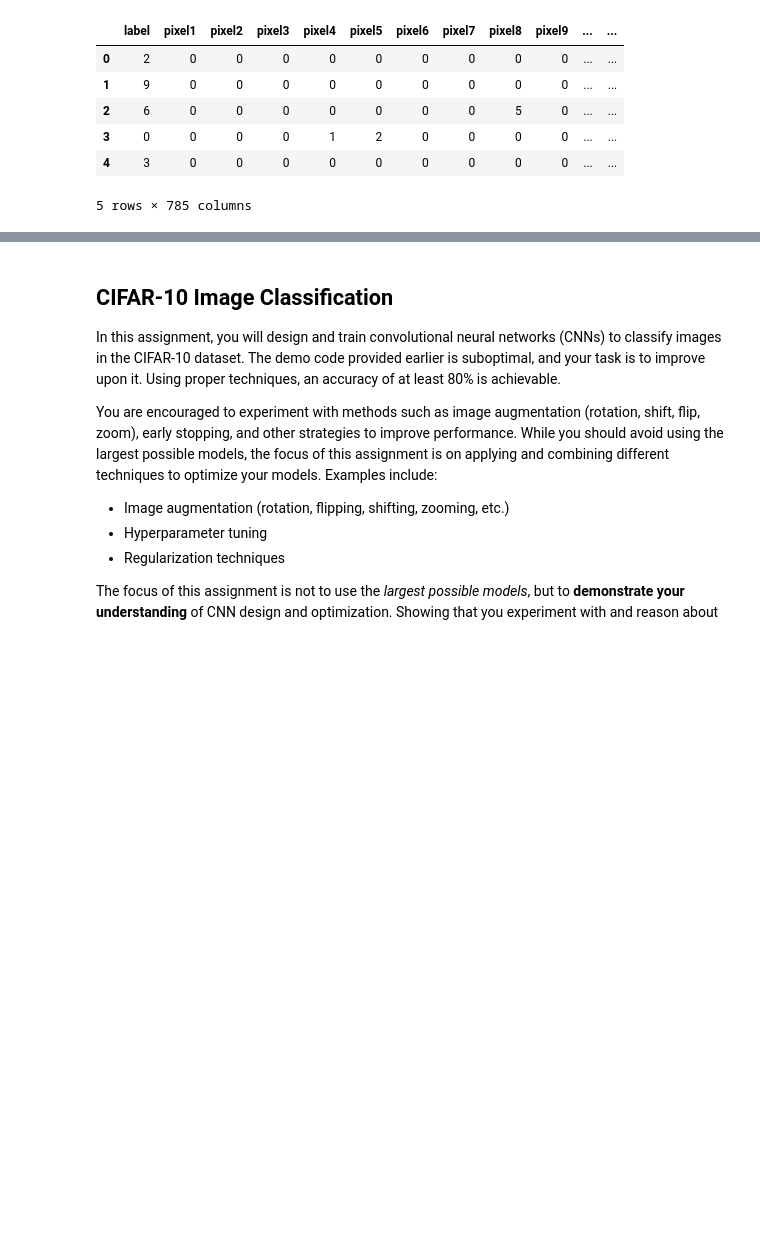
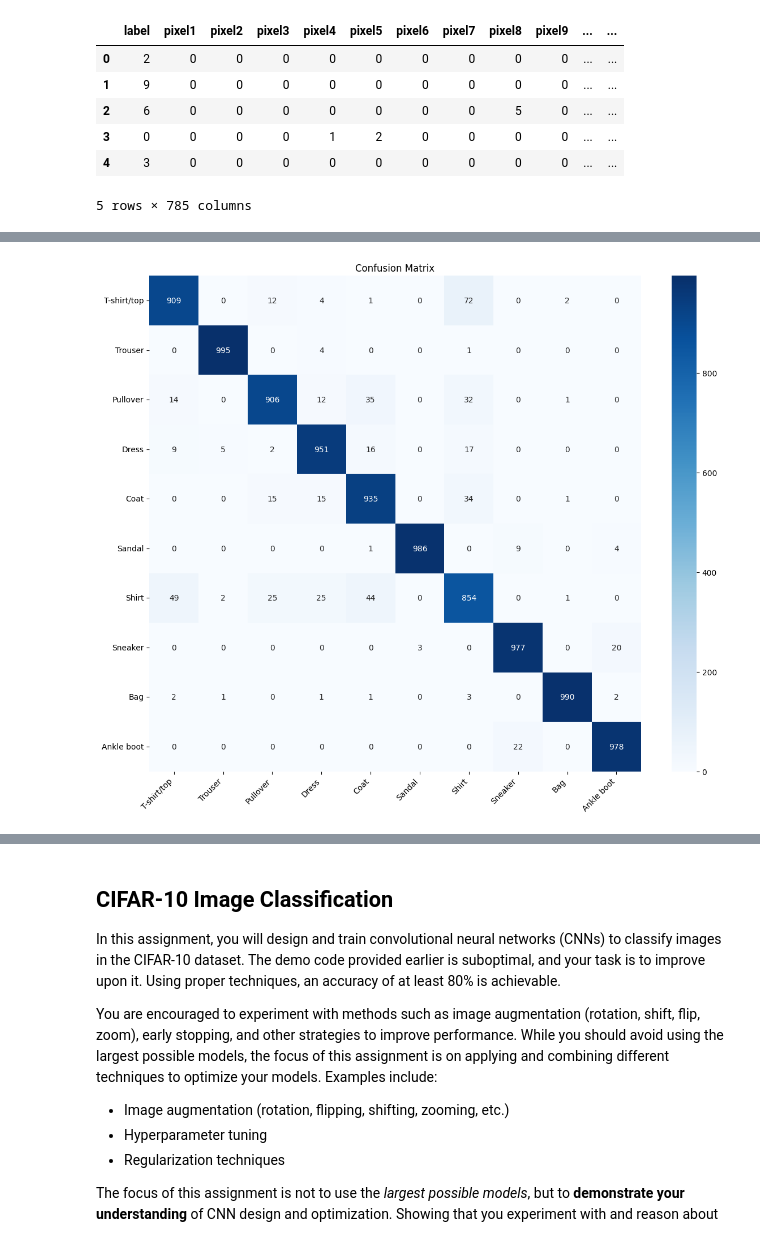
Before and after one commit to pascal-maker/deeplearning, a Jupyter notebook: Assignment_02_convolutional_neural_networks/assignment_02_CNN 2.ipynb, the cells around one changed output, grey strips where cells are left out. Saved outputs shown, nothing was run; the diff lists cells and outputs as text; code cells hidden in the pictures; blank space fills up the shorter version.

```diff
--- a/Assignment_02_convolutional_neural_networks/assignment_02_CNN 2.ipynb
+++ b/Assignment_02_convolutional_neural_networks/assignment_02_CNN 2.ipynb
@@ -79,0 +178,80 @@ df_train.head()
+# %%
+import numpy as np
+import matplotlib.pyplot as plt
+from sklearn.metrics import classification_report, confusion_matrix
+import seaborn as sns
+
+# Get predictions
+predictions = model.predict(X_test)
+y_pred = np.argmax(predictions, axis=1)
+y_true = np.argmax(y_test, axis=1)
+
+# Class names for Fashion MNIST
+class_names = ['T-shirt/top', 'Trouser', 'Pullover', 'Dress', 'Coat',
+               'Sandal', 'Shirt', 'Sneaker', 'Bag', 'Ankle boot']
+
+# 1. Classification Report
+print("\nClassification Report:")
+print(classification_report(y_true, y_pred, target_names=class_names))
+
+# 2. Confusion Matrix
+plt.figure(figsize=(12, 10))
+cm = confusion_matrix(y_true, y_pred)
+sns.heatmap(cm, annot=True, fmt='d', cmap='Blues',
+            xticklabels=class_names,
+            yticklabels=class_names)
+plt.title('Confusion Matrix')
+plt.xticks(rotation=45, ha='right')
+plt.yticks(rotation=0)
+plt.tight_layout()
+plt.show()
+
+# 3. Plot training history
+plt.figure(figsize=(12, 4))
+
+# Plot training & validation accuracy values
+plt.subplot(1, 2, 1)
+plt.plot(history.history['accuracy'])
+plt.plot(history.history['val_accuracy'])
+plt.title('Model Accuracy')
+plt.ylabel('Accuracy')
+plt.xlabel('Epoch')
+plt.legend(['Train', 'Validation'], loc='lower right')
+
+# Plot training & validation loss values
+plt.subplot(1, 2, 2)
+plt.plot(history.history['loss'])
+plt.plot(history.history['val_loss'])
+plt.title('Model Loss')
+plt.ylabel('Loss')
+plt.xlabel('Epoch')
+plt.legend(['Train', 'Validation'], loc='upper right')
+
+plt.tight_layout()
+plt.show()
+
+# 4. Find misclassified examples
+probs = np.max(predictions, axis=1)
+pred_labels = np.argmax(predictions, axis=1)
+
+# Calculate per-example loss
+from tensorflow.keras.losses import CategoricalCrossentropy
+cce = CategoricalCrossentropy(reduction='none')
+losses = cce(y_test, predictions).numpy()
+
+# Get indices of top 10 misclassified examples
+misclassified_idx = np.where(pred_labels != y_true)[0]
+top_loss_idx = np.argsort(losses[misclassified_idx])[-10:][::-1]
+top_misclassified = misclassified_idx[top_loss_idx]
+
+# Plot top 10 misclassified examples
+plt.figure(figsize=(15, 6))
+for i, idx in enumerate(top_misclassified[:10]):
+    plt.subplot(2, 5, i+1)
+    plt.imshow(X_test[idx].reshape(28, 28), cmap='gray')
+    plt.title(f'True: {class_names[y_true[idx]]}\nPred: {class_names[pred_labels[idx]]}')
+    plt.axis('off')
+plt.suptitle('Top 10 Misclassified Examples (Highest Loss)', y=1.02)
+plt.tight_layout()
+plt.show()
+# %% [output]
@@ -79,0 +277 @@ df_train.head()
+[figure, added]
```
Also changed, not shown: parts of 20 cells of this notebook.
